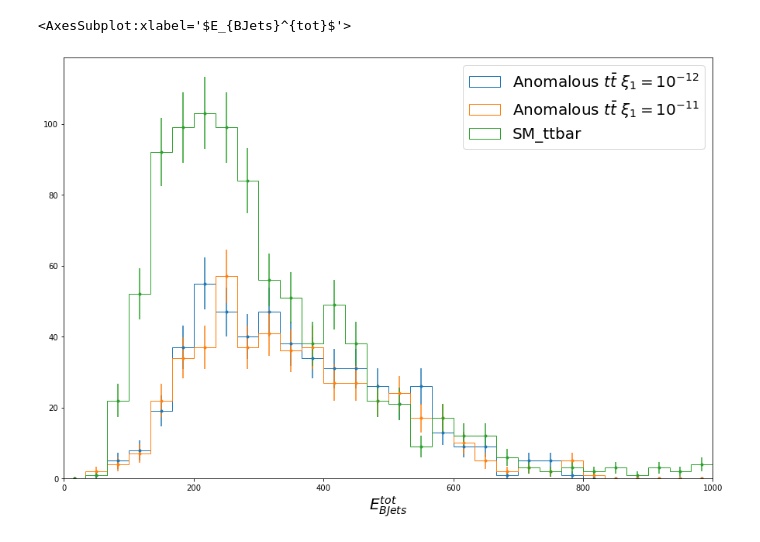
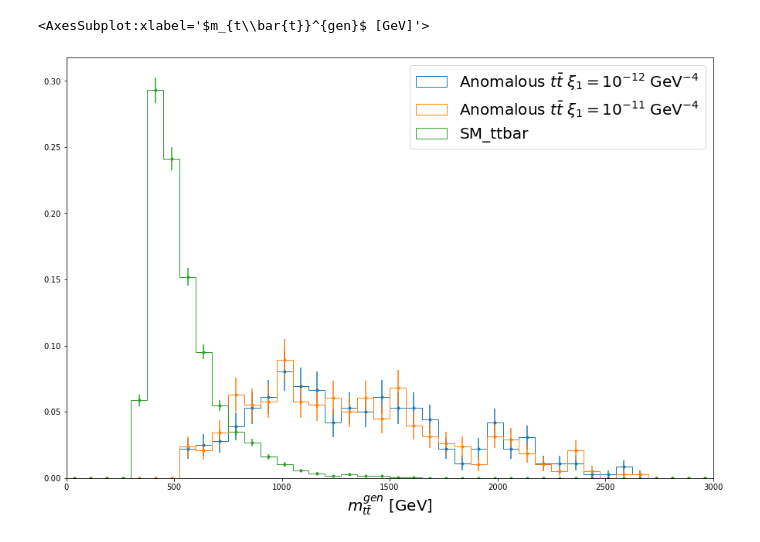
Before and after one commit to AndreaBellora/FPMC_tools, a Jupyter notebook: DelphesAnalyser.ipynb, the cells around one changed output. Cells and saved outputs as stored; diff of their text form; code cells hidden in the pictures.

Commit message:
Developing tools

```diff
--- a/DelphesAnalyser.ipynb
+++ b/DelphesAnalyser.ipynb
@@ -219,4 +279,24 @@ def plotWithRange(variable,nbins,xmin,xmax,xlabel="",histlabel="",axis=None,scal
 # %%
-exampleSignal_1E12 = "/eos/home-a/abellora/SWAN_projects/TopPheno/FPMC_tools/DELPHES/96/excl_anomTtbar_QED.root"
-exampleSignal_1E11 = "/eos/home-a/abellora/SWAN_projects/TopPheno/FPMC_tools/DELPHES/101/excl_anomTtbar_QED.root"
+# sample names
+exampleSignal_1E12 = "/eos/home-a/abellora/SWAN_projects/TopPheno/FPMC_tools/DELPHES/105/excl_anomTtbar_QED.root"
+exampleSignal_1E11 = "/eos/home-a/abellora/SWAN_projects/TopPheno/FPMC_tools/DELPHES/104/excl_anomTtbar_QED.root"
 SM_ttbar = "/eos/home-a/abellora/SWAN_projects/TopPheno/MadGraph/MG5_aMC_v3_1_0/SM_ttbar/Events/run_10/tag_1_delphes_events.root"
+
+# prepare fractions
+frac_passing_semilep_presel_signal_1E12 = 1
+frac_passing_semilep_presel_signal_1E11 = 1
+protons_in_pps_weight = 0.27832
+frac_passing_semilep_presel_SM_ttbar = 1
+
+frac_passing_semilep_centralsel_signal_1E12 = 1
+frac_passing_semilep_centralsel_signal_1E11 = 1
+frac_passing_semilep_centralsel_SM_ttbar = 1
+
+frac_passing_semilep_fullsel_signal_1E12 = 1
+frac_passing_semilep_fullsel_signal_1E11 = 1
+frac_passing_fullep_centralsel_SM_ttbar = 1
+
+# prepare datasets
+exampleSignal_1E12_ds = prepDelphesDataset(True,True,exampleSignal_1E12,addPU=False)
+exampleSignal_1E11_ds = prepDelphesDataset(True,True,exampleSignal_1E11,addPU=False)
+SM_ttbar_ds = prepDelphesDataset(False,True,SM_ttbar)
@@ -412,7 +416,7 @@ plotWithRange([i[0] for i in SM_ttbar_semilep_presel_ds["Jet.PT"]],50,0,2000,r"$
-# %%
-ax = plotWithRange(exampleSignal_1E12_semilep_presel_ds["BJet_energy_tot"],30,0,1000,"",r"Anomalous $t\bar{t}$ $\xi_1 = 10^{-12}$")
-plotWithRange(exampleSignal_1E11_semilep_presel_ds["BJet_energy_tot"],30,0,1000,"",r"Anomalous $t\bar{t}$ $\xi_1 = 10^{-11}$",ax)
-plotWithRange(SM_ttbar_semilep_presel_ds["BJet_energy_tot"],30,0,1000,r"$E_{BJets}^{tot}$","SM_ttbar",ax)
-# %% [output]
-<AxesSubplot:xlabel='$E_{BJets}^{tot}$'>
-[figure, removed]
+# %%
+ax = plotWithRange(exampleSignal_1E12_ds["gen_m_ttbar"],40,0,3000,r"$m_{t\bar{t}}$ [GeV]",r"Anomalous $t\bar{t}$ $\xi_1 = 10^{-12}$ GeV$^{-4}$",normalize=True)
+plotWithRange(exampleSignal_1E11_ds["gen_m_ttbar"],40,0,3000,r"$m_{t\bar{t}}$ [GeV]",r"Anomalous $t\bar{t}$ $\xi_1 = 10^{-11}$ GeV$^{-4}$",ax,normalize=True)
+plotWithRange(SM_ttbar_ds["gen_m_ttbar"],40,0,3000,r"$m_{t\bar{t}}^{gen}$ [GeV]","SM_ttbar",ax,normalize=True)
+# %% [output]
+<AxesSubplot:xlabel='$m_{t\\bar{t}}^{gen}$ [GeV]'>
+[figure, added]
```
Also changed, not shown: parts of 72 cells of this notebook, 11 other files.
